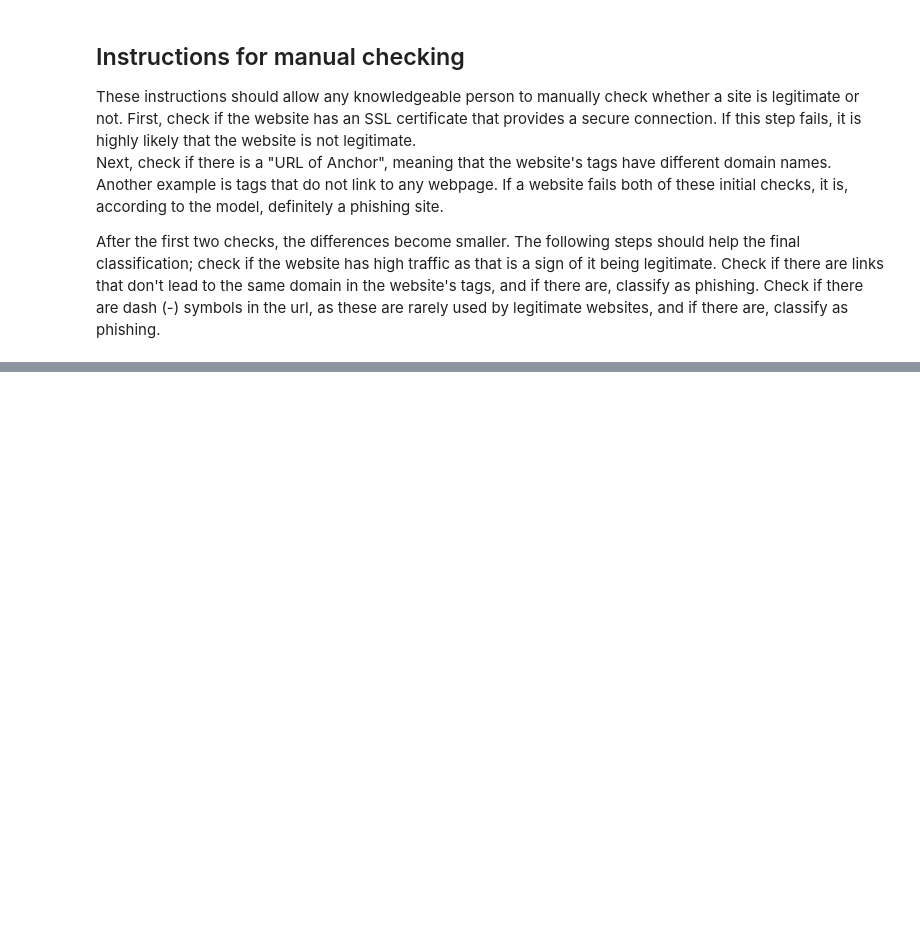
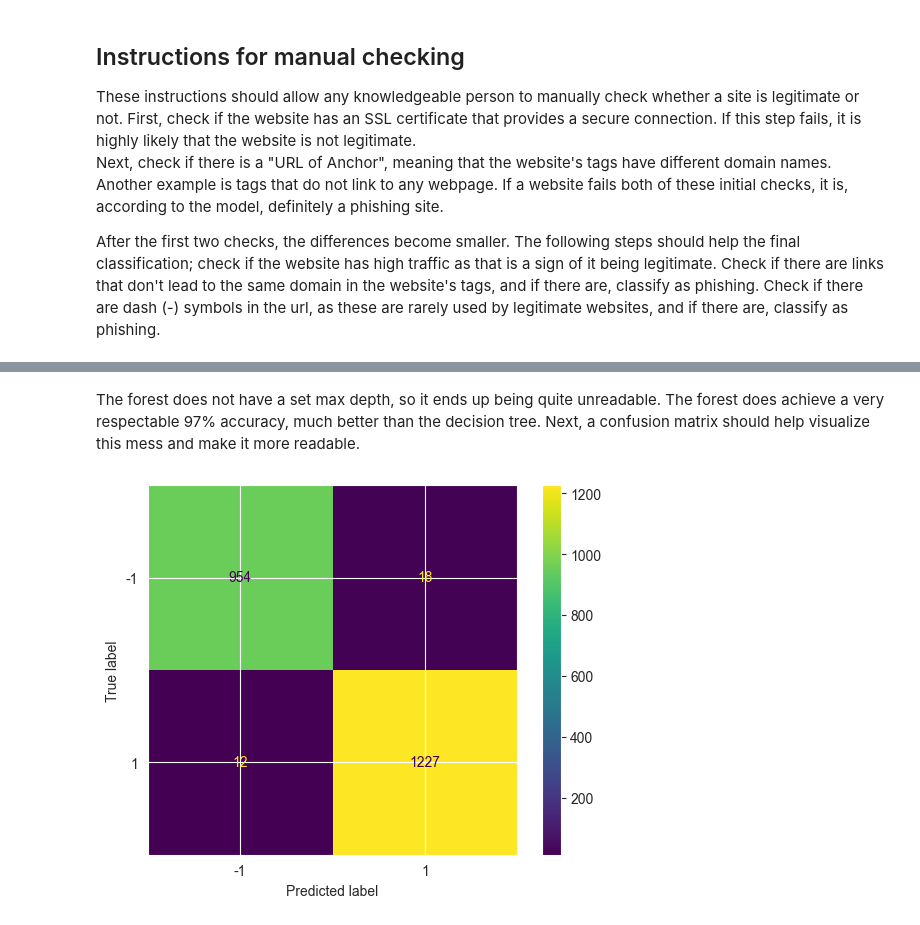
Before and after one commit to WelehoBRUDER/MetropoliaAMK-data-handling, a Jupyter notebook: task-3/main.ipynb, the cells around one changed output, grey strips where cells are left out. Drawn from its saved outputs; the diff is of its cells as text; code cells hidden in the pictures; blank space fills up the shorter version.

```diff
--- a/task-3/main.ipynb
+++ b/task-3/main.ipynb
@@ -91,0 +134,7 @@ After the first two checks, the differences become smaller. The following steps
+# %% [markdown]
+The forest does not have a set max depth, so it ends up being quite unreadable. The forest does achieve a very respectable 97% accuracy, much better than the decision tree. Next, a confusion matrix should help visualize this mess and make it more readable.
+# %%
+# display confusion matrix
+disp = ConfusionMatrixDisplay.from_estimator(rand_forest, X_test, y_test)
+# %% [output]
+[figure, added]
```
Also changed, not shown: parts of 5 cells of this notebook.
